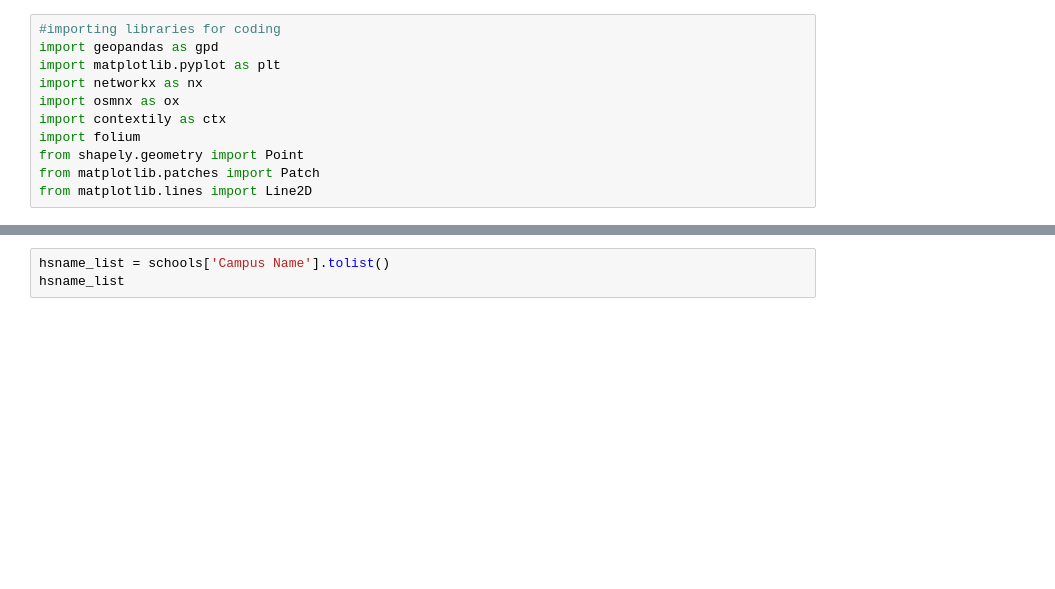
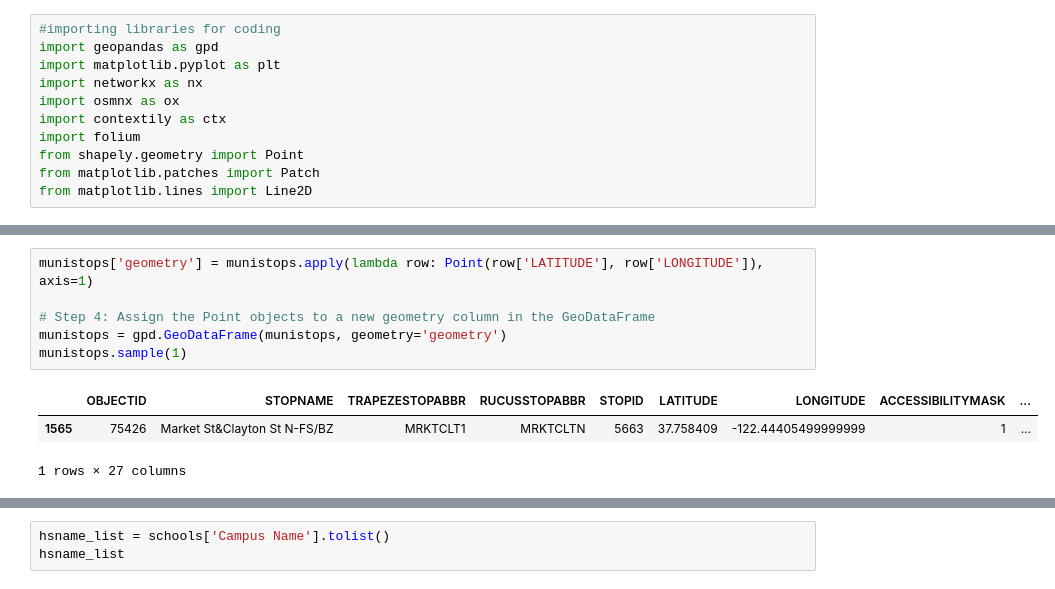
Before and after one commit to chuang01-cr/UP221-Caleb, a Jupyter notebook: Week 8/Trial.ipynb, the cells around one changed output, grey strips where cells are left out. Drawn from its saved outputs; the diff is of its cells as text; blank space fills up the shorter version.

```diff
--- a/Week 8/Trial.ipynb
+++ b/Week 8/Trial.ipynb
@@ -12,3 +19,13 @@ from matplotlib.lines import Line2D
+# %%
+munistops['geometry'] = munistops.apply(lambda row: Point(row['LATITUDE'], row['LONGITUDE']), axis=1)
+
+# Step 4: Assign the Point objects to a new geometry column in the GeoDataFrame
+munistops = gpd.GeoDataFrame(munistops, geometry='geometry')
+munistops.sample(1)
+# %% [output]
+|  | OBJECTID | STOPNAME | TRAPEZESTOPABBR | RUCUSSTOPABBR | STOPID | LATITUDE | LONGITUDE | ACCESSIBILITYMASK | ... |
+| 1565 | 75426 | Market St&Clayton St N-FS/BZ | MRKTCLT1 | MRKTCLTN | 5663 | 37.758409 | -122.44405499999999 | 1 | ... |
+1 rows × 27 columns
 # %%
 # importing schools file
 schools = gpd.read_file('data/public_hs.csv')
```
Also changed, not shown: parts of 5 cells of this notebook, 38 other files.
